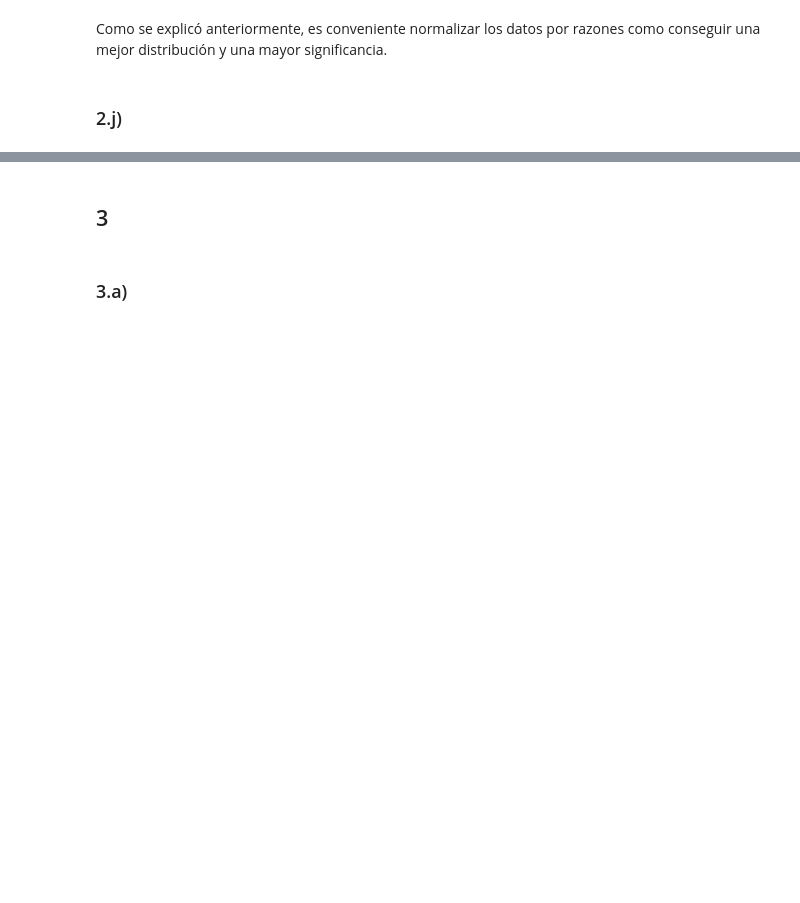
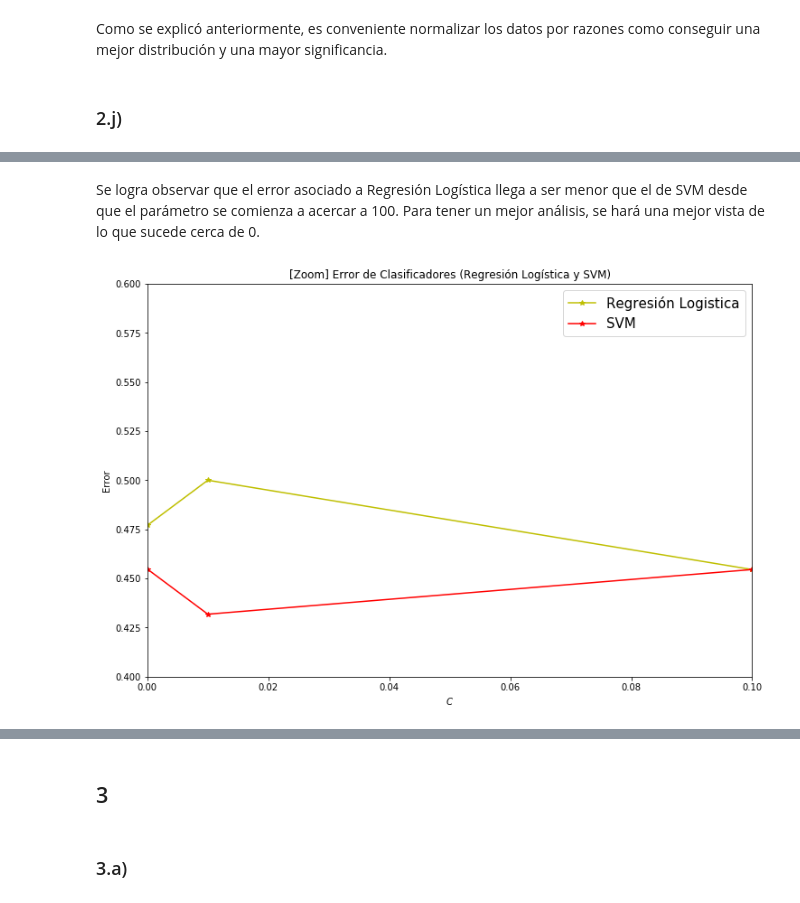
Before and after one commit to GabrielValenzuelaLorca/tarea2maquinas, a Jupyter notebook: Tarea 2.ipynb, the cells around one changed output, grey strips where cells are left out. Drawn from its saved outputs; the diff is of its cells as text; code cells hidden in the pictures; blank space fills up the shorter version.

```diff
--- a/Tarea 2.ipynb
+++ b/Tarea 2.ipynb
@@ -378,0 +436,17 @@ plt.show()
+# %% [markdown]
+<p>Se logra observar que el error asociado a Regresión Logística llega a ser menor que el de SVM desde que el parámetro se comienza a acercar a 100. Para tener un mejor análisis, se hará una mejor vista de lo que sucede cerca de 0. </p>
+# %%
+plt.figure(figsize = (12, 8))
+plt.plot(Cs,error_logistica, "*y-")
+plt.plot(Cs,error_svm, "*r-")
+
+plt.legend(["Regresión Logistica", "SVM"], prop={'size': 15})
+
+plt.title('[Zoom] Error de Clasificadores (Regresión Logística y SVM)')
+plt.xlabel("$C$")
+plt.ylabel("Error")
+plt.axis([0,0.1,0.4,0.60])
+
+plt.show()
+# %% [output]
+[figure, added]
```
Also changed, not shown: parts of 36 cells of this notebook.
